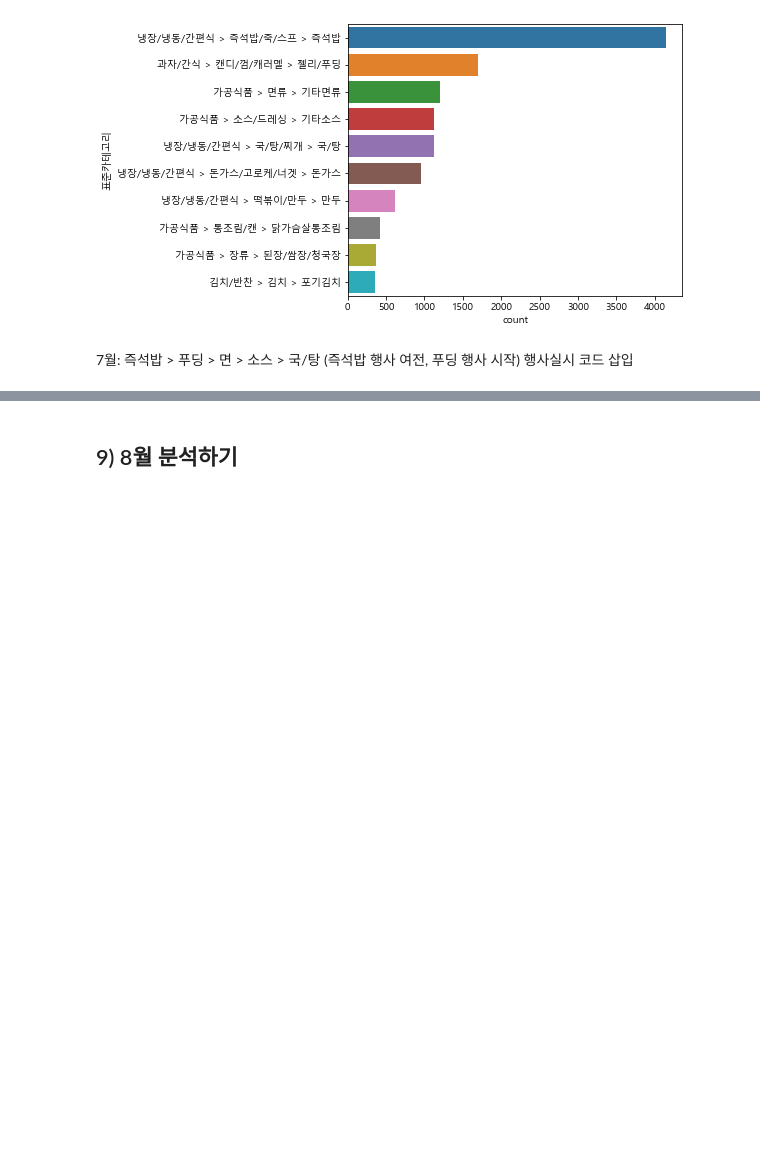
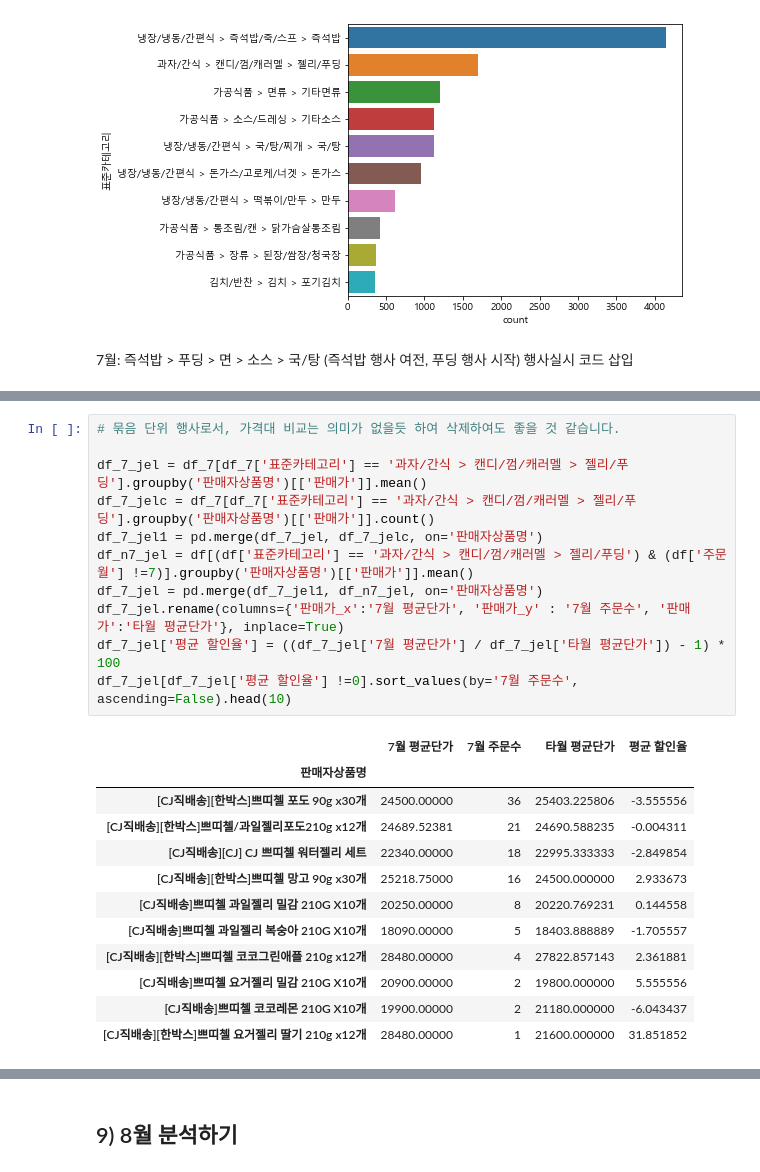
Before and after one commit to habbang8838/BDAA_treasure_in_data, a Jupyter notebook: 데이터_속_보물찾기_팀_요약(박지수).ipynb, the cells around one changed output, grey strips where cells are left out. Drawn from its saved outputs; the diff is of its cells as text; blank space fills up the shorter version.

```diff
--- a/데이터_속_보물찾기_팀_요약(박지수).ipynb
+++ b/데이터_속_보물찾기_팀_요약(박지수).ipynb
@@ -803,0 +803,24 @@ sns.countplot(y='표준카테고리', data=df_7, order=[df_7['표준카테고리
+# %%
+# 묶음 단위 행사로서, 가격대 비교는 의미가 없을듯 하여 삭제하여도 좋을 것 같습니다.
+
+df_7_jel = df_7[df_7['표준카테고리'] == '과자/간식 > 캔디/껌/캐러멜 > 젤리/푸딩'].groupby('판매자상품명')[['판매가']].mean()
+df_7_jelc = df_7[df_7['표준카테고리'] == '과자/간식 > 캔디/껌/캐러멜 > 젤리/푸딩'].groupby('판매자상품명')[['판매가']].count()
+df_7_jel1 = pd.merge(df_7_jel, df_7_jelc, on='판매자상품명')
+df_n7_jel = df[(df['표준카테고리'] == '과자/간식 > 캔디/껌/캐러멜 > 젤리/푸딩') & (df['주문월'] !=7)].groupby('판매자상품명')[['판매가']].mean()
+df_7_jel = pd.merge(df_7_jel1, df_n7_jel, on='판매자상품명')
+df_7_jel.rename(columns={'판매가_x':'7월 평균단가', '판매가_y' : '7월 주문수', '판매가':'타월 평균단가'}, inplace=True)
+df_7_jel['평균 할인율'] = ((df_7_jel['7월 평균단가'] / df_7_jel['타월 평균단가']) - 1) * 100
+df_7_jel[df_7_jel['평균 할인율'] !=0].sort_values(by='7월 주문수', ascending=False).head(10)
+# %% [output]
+|  | 7월 평균단가 | 7월 주문수 | 타월 평균단가 | 평균 할인율 |
+| 판매자상품명 |  |  |  |  |
+| [CJ직배송][한박스]쁘띠첼 포도 90g x30개 | 24500.00000 | 36 | 25403.225806 | -3.555556 |
+| [CJ직배송][한박스]쁘띠첼/과일젤리포도210g x12개 | 24689.52381 | 21 | 24690.588235 | -0.004311 |
+| [CJ직배송][CJ] CJ 쁘띠첼 워터젤리 세트 | 22340.00000 | 18 | 22995.333333 | -2.849854 |
+| [CJ직배송][한박스]쁘띠첼 망고 90g x30개 | 25218.75000 | 16 | 24500.000000 | 2.933673 |
+| [CJ직배송]쁘띠첼 과일젤리 밀감 210G X10개 | 20250.00000 | 8 | 20220.769231 | 0.144558 |
+| [CJ직배송]쁘띠첼 과일젤리 복숭아 210G X10개 | 18090.00000 | 5 | 18403.888889 | -1.705557 |
+| [CJ직배송][한박스]쁘띠첼 코코그린애플 210g x12개 | 28480.00000 | 4 | 27822.857143 | 2.361881 |
+| [CJ직배송]쁘띠첼 요거젤리 밀감 210G X10개 | 20900.00000 | 2 | 19800.000000 | 5.555556 |
+| [CJ직배송]쁘띠첼 코코레몬 210G X10개 | 19900.00000 | 2 | 21180.000000 | -6.043437 |
+| [CJ직배송][한박스]쁘띠첼 요거젤리 딸기 210g x12개 | 28480.00000 | 1 | 21600.000000 | 31.851852 |
```
Also changed, not shown: parts of 178 cells of this notebook.
